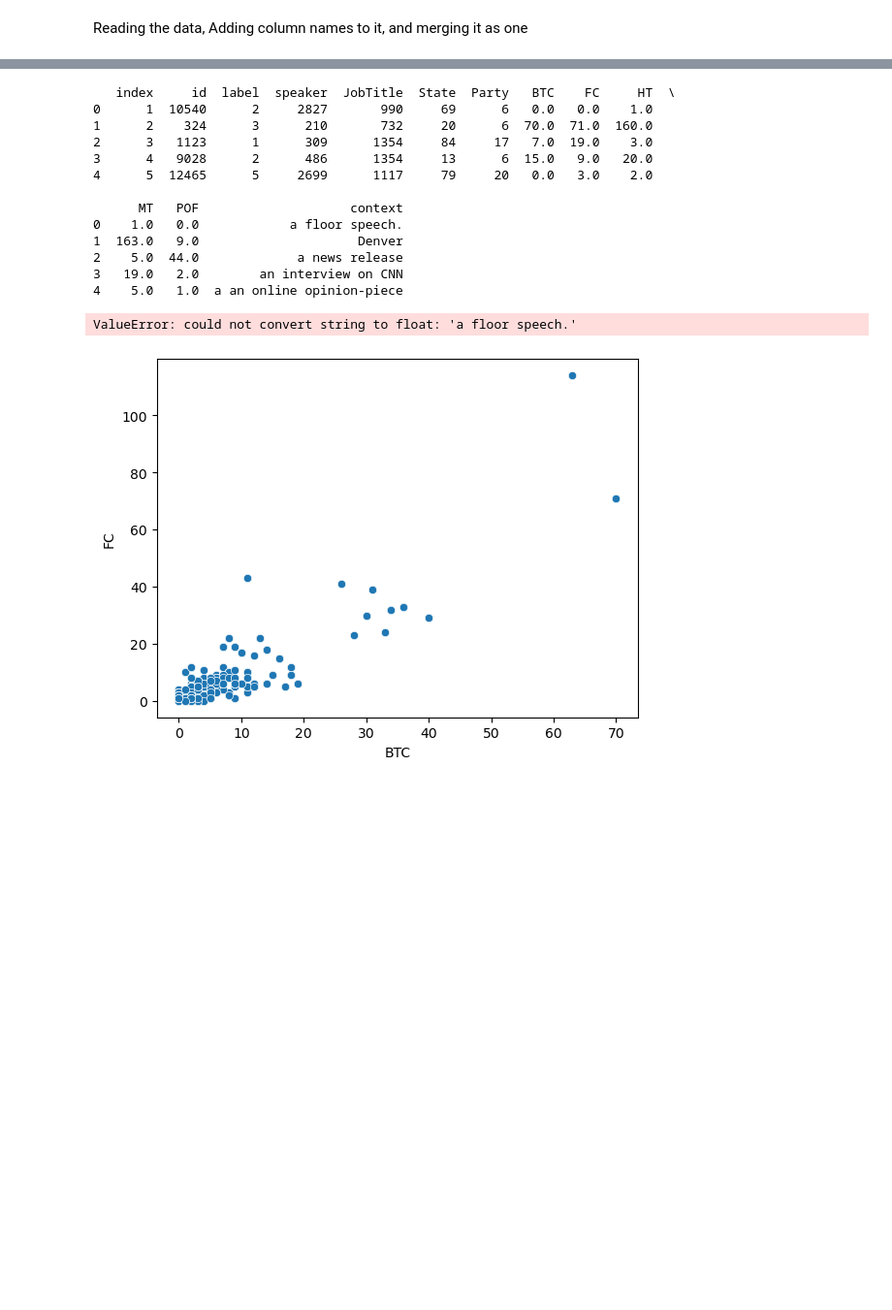
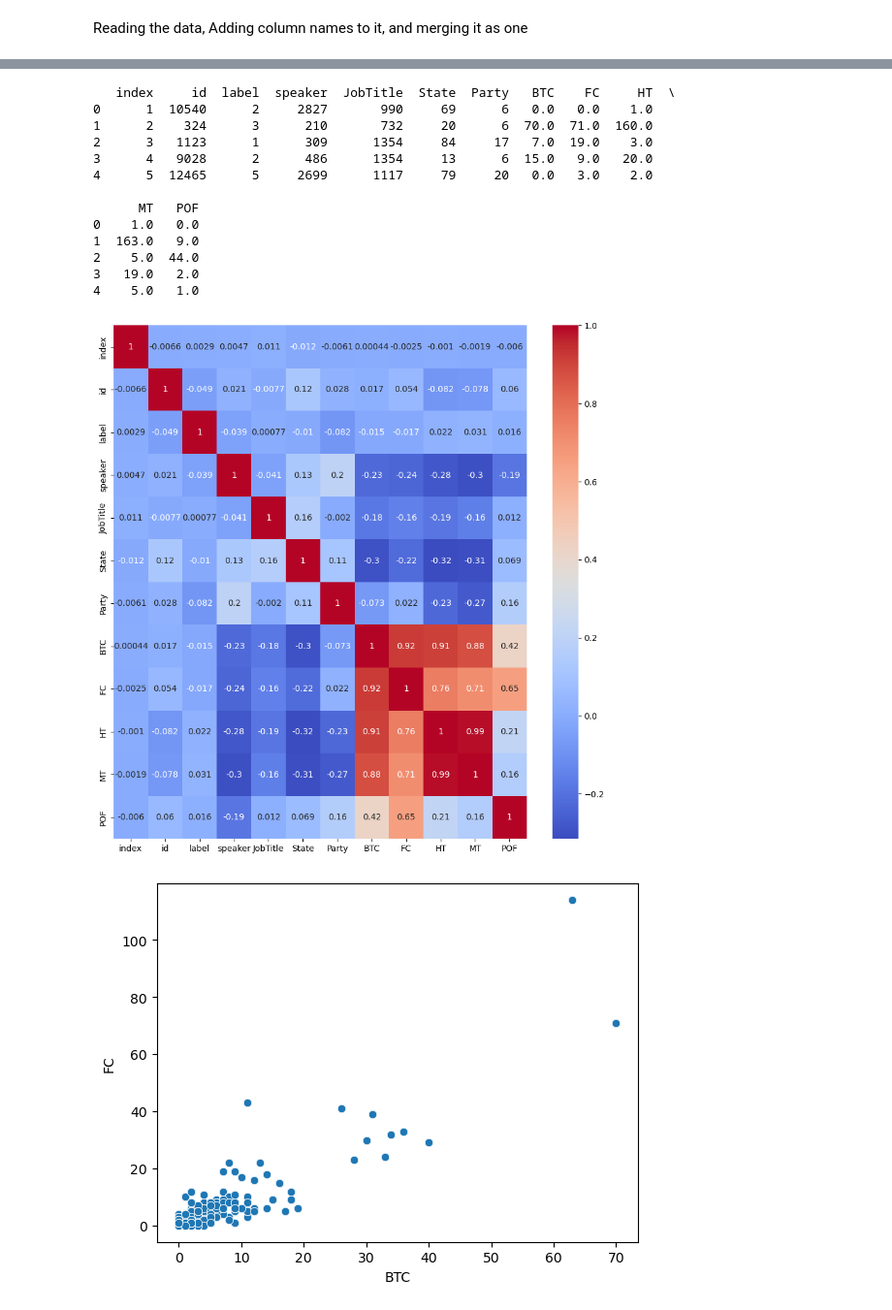
Before and after one commit to RachitAgrawal04/Fake-News-Detection, a Jupyter notebook: FakeNewsDetectionModel.ipynb, the cells around one changed output, grey strips where cells are left out. Shown at 97% size. Cells and saved outputs as stored; diff of their text form; code cells hidden in the pictures; blank space fills up the shorter version.

```diff
--- a/FakeNewsDetectionModel.ipynb
+++ b/FakeNewsDetectionModel.ipynb
@@ -31,36 +31,36 @@ df.head()
 # %%
 import seaborn as sns
 from sklearn.preprocessing import LabelEncoder
 df_copy=df.copy()
-df_copy.drop(['statement','subject','justification'],axis=1,inplace=True)
+df_copy.drop(['statement','subject','justification','context'],axis=1,inplace=True)
 df_copy['id'] = df_copy['id'].apply(lambda x: x[:-5])
 df_copy['id'] = df_copy['id'].astype('int64')
 le = LabelEncoder()
 df_copy['label'] = le.fit_transform(df_copy['label'])
 df_copy['speaker'] = le.fit_transform(df_copy['speaker'])
 df_copy['JobTitle'] = le.fit_transform(df_copy['JobTitle'])
 df_copy['State'] = le.fit_transform(df_copy['State'])
 df_copy['Party'] = le.fit_transform(df_copy['Party'])
 print(df_copy.head())
 corr_matrix = df_copy.corr()
 plt.figure(figsize=(11,11))
 sns.heatmap(corr_matrix, annot=True, cmap='coolwarm')
 plt.show()
 # %% [output]
    index     id  label  speaker  JobTitle  State  Party   BTC    FC     HT  \
 0      1  10540      2     2827       990     69      6   0.0   0.0    1.0
 1      2    324      3      210       732     20      6  70.0  71.0  160.0
 2      3   1123      1      309      1354     84     17   7.0  19.0    3.0
 3      4   9028      2      486      1354     13      6  15.0   9.0   20.0
 4      5  12465      5     2699      1117     79     20   0.0   3.0    2.0
 
-      MT   POF                    context
-0    1.0   0.0            a floor speech.
-1  163.0   9.0                     Denver
-2    5.0  44.0             a news release
-3   19.0   2.0        an interview on CNN
-4    5.0   1.0  a an online opinion-piece
+      MT   POF
+0    1.0   0.0
+1  163.0   9.0
+2    5.0  44.0
+3   19.0   2.0
+4    5.0   1.0
-ValueError: could not convert string to float: 'a floor speech.'
+[figure, added]
 # %%
 sns.scatterplot(x='BTC',y='FC',data=df_copy)
 plt.show()
```
Also changed, not shown: parts of 9 cells of this notebook, 17 other files.
